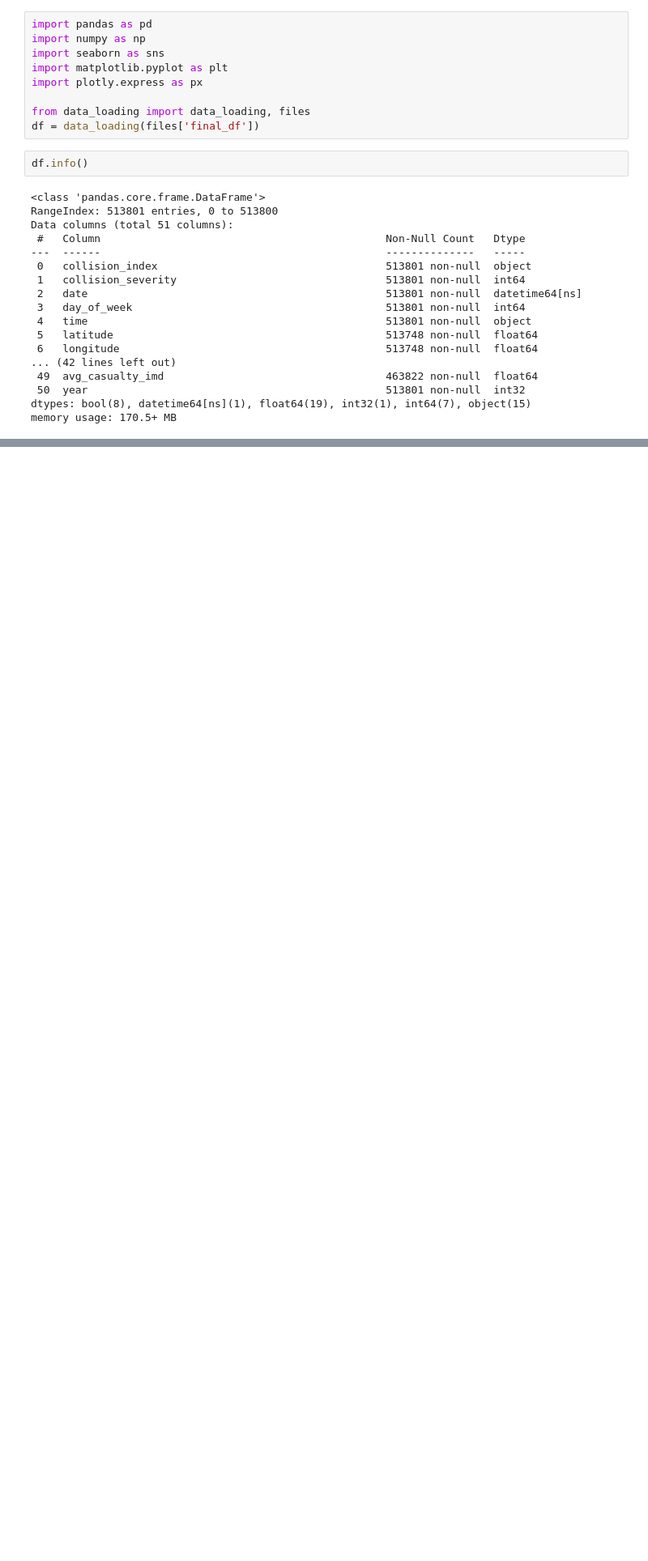
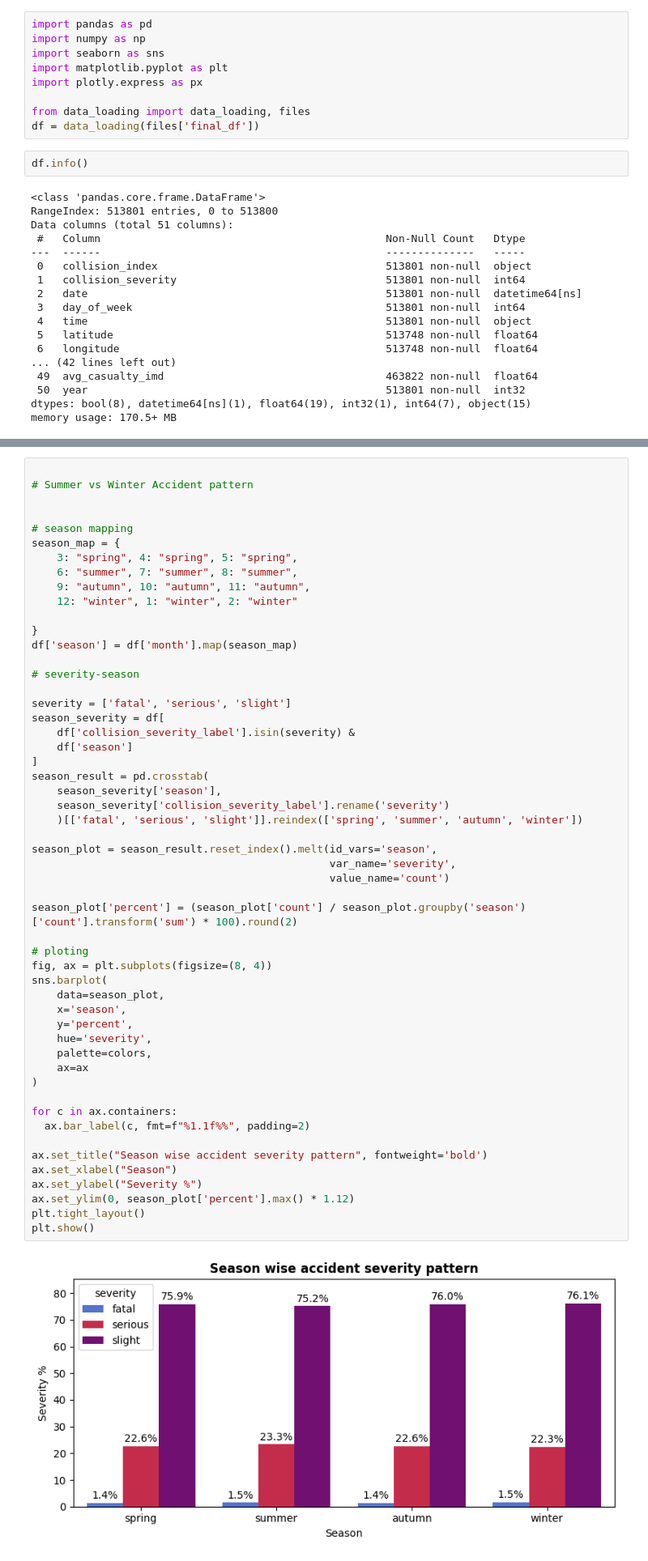
Before and after one commit to pratapsingh23/uk-road-accident-severity-prediction, a Jupyter notebook: eda.ipynb, the cells around one changed output, grey strips where cells are left out. Shown at 81% size. Drawn from its saved outputs; the diff is of its cells as text; blank space fills up the shorter version.

```diff
--- a/eda.ipynb
+++ b/eda.ipynb
@@ -289,0 +137,55 @@ fig.show(renderers='png')
+# %%
+
+# Summer vs Winter Accident pattern
+
+
+# season mapping
+season_map = {
+    3: "spring", 4: "spring", 5: "spring",
+    6: "summer", 7: "summer", 8: "summer",
+    9: "autumn", 10: "autumn", 11: "autumn",
+    12: "winter", 1: "winter", 2: "winter"
+
+}
+df['season'] = df['month'].map(season_map)
+
+# severity-season
+
+severity = ['fatal', 'serious', 'slight']
+season_severity = df[
+    df['collision_severity_label'].isin(severity) &
+    df['season']
+]
+season_result = pd.crosstab(
+    season_severity['season'],
+    season_severity['collision_severity_label'].rename('severity')
+    )[['fatal', 'serious', 'slight']].reindex(['spring', 'summer', 'autumn', 'winter'])
+
+season_plot = season_result.reset_index().melt(id_vars='season',
+                                               var_name='severity',
+                                               value_name='count')
+
+season_plot['percent'] = (season_plot['count'] / season_plot.groupby('season')['count'].transform('sum') * 100).round(2)
+
+# ploting
+fig, ax = plt.subplots(figsize=(8, 4))
+sns.barplot(
+    data=season_plot,
+    x='season',
+    y='percent',
+    hue='severity',
+    palette=colors,
+    ax=ax
+)
+
+for c in ax.containers:
+  ax.bar_label(c, fmt=f"%1.1f%%", padding=2)
+
+ax.set_title("Season wise accident severity pattern", fontweight='bold')
+ax.set_xlabel("Season")
+ax.set_ylabel("Severity %")
+ax.set_ylim(0, season_plot['percent'].max() * 1.12)
+plt.tight_layout()
+plt.show()
+# %% [output]
+[figure, added]
```
Also changed, not shown: parts of 11 cells of this notebook.
